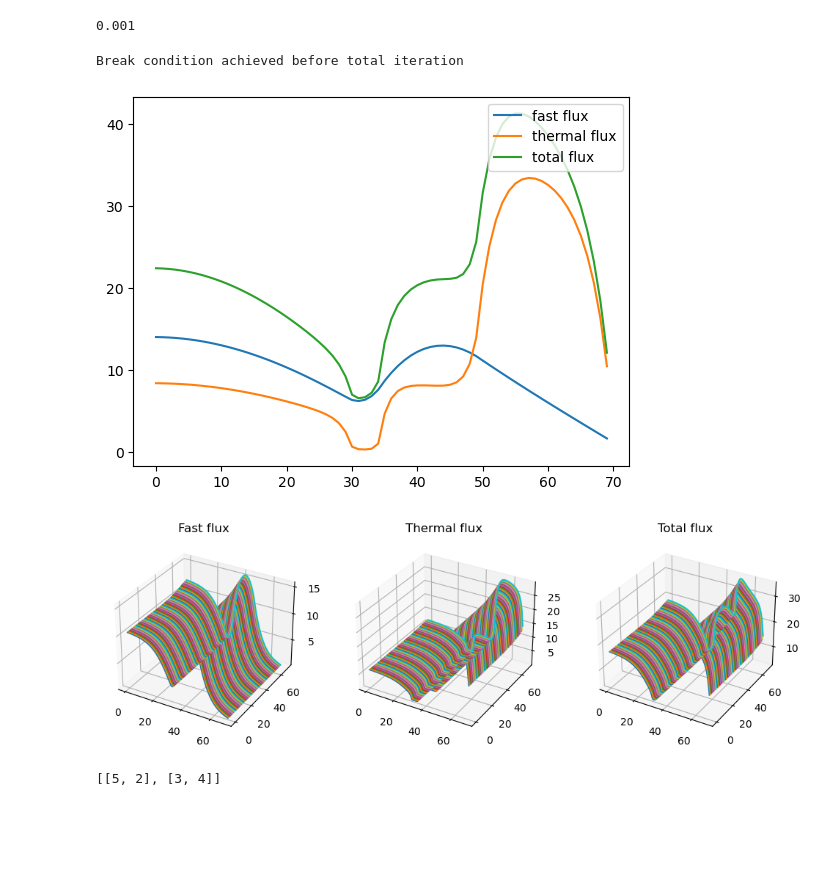
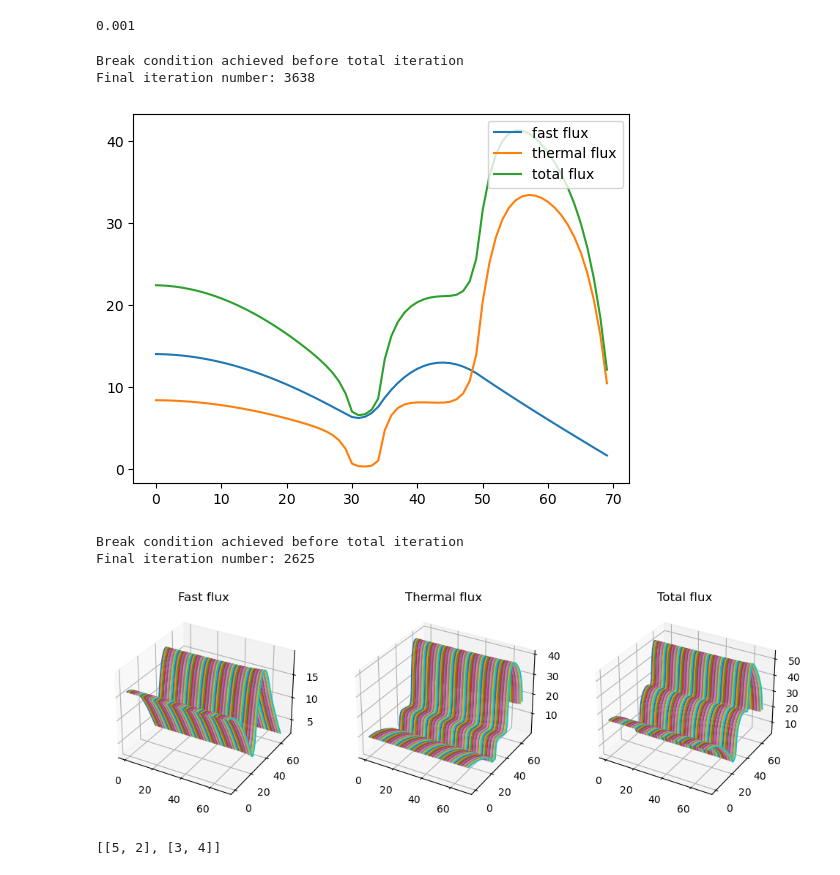
Before and after one commit to jeongminKangKang/term_project, a Jupyter notebook: 로이론 term project.ipynb, the cells around one changed output. Cells and saved outputs as stored; diff of their text form; code cells hidden in the pictures; blank space fills up the shorter version.

```diff
--- a/로이론 term project.ipynb
+++ b/로이론 term project.ipynb
@@ -89,7 +90,7 @@ k=1
 #s=s1+s2+s3+s4
 
 
-for i in range(10000):
+for it in range(10000):
     old_k=k
     temp_fast_flux=[]
     s1=[(region1['vmicroxs_fis1']*fast_flux[i1]+region1['vmicroxs_fis2']*thermal_flux[i1])*mesh_size/k for i1 in range(int((region1['length'][1]-region1['length'][0])//mesh_size))]
@@ -232,6 +233,7 @@ for i in range(10000):
     if max_del_s < 10**-5 and max_del_s2 < 10**-5:
         if del_k < 10**-6:
             print('Break condition achieved before total iteration')
+            print('Final iteration number:',it)
             #실험해보니 iter=(1000,10000)사이에서 만족
             break
 
@@ -252,6 +254,7 @@ plt.legend(loc='upper right')
 plt.show()
 # %% [output]
 Break condition achieved before total iteration
+Final iteration number: 3638
 [figure]
 # %%
 #prob 3
@@ -320,7 +323,7 @@ def cal_region_to_y_t(region,thermal_flux_for_y):
             temp = (s2[j][x]*mesh_size+region['D2']*thermal_flux_for_y[j+1][x]+region['D2']*thermal_flux_for_y[j-1][x])/(2*region['D2']+region['microxs_abs2']*mesh_size)
             thermal_flux_for_y[j][x]=temp
 
-for i in range(100):
+for it in range(10000):
     old_k = k
     s_xy = []
     for y in range(region1_y_length):
@@ -489,40 +492,43 @@ for i in range(100):
     if max_del_s < 10**-5 and max_del_s2 < 10**-5:
         if del_k < 10**-6:
             print('Break condition achieved before total iteration')
+            print('Final iteration number:',it)
             #실험해보니 iter=(1000,10000)사이에서 만족
             break
 
 
 for y1 in range(region1_y_length):
     x=np.arange(region4['length'][1])
     y=[y1 for _ in range(70)]
     z=fast_flux[y1]
     ax.set_title('Fast flux')
-    ax.plot(x, y, z)
+    ax.plot(y, x, z)
 
 for y1 in range(region1_y_length):
     x=np.arange(region4['length'][1])
     y=[y1 for _ in range(70)]
     z=thermal_flux[y1]
     ax2.set_title('Thermal flux')
-    ax2.plot(x, y, z)
+    ax2.plot(y, x, z)
 
 total_flux=[]
 for y in range(len(fast_flux)):
     temp_x=[]
     for x in range(len(fast_flux[y])):
         temp = fast_flux[y][x]+thermal_flux[y][x]
         temp_x.append(temp)
     total_flux.append(temp_x)
 
 for y1 in range(region1_y_length):
     x=np.arange(region4['length'][1])
     y=[y1 for _ in range(70)]
     z=total_flux[y1]
     ax3.set_title('Total flux')
-    ax3.plot(x, y, z)
+    ax3.plot(y, x, z)
 # %% [output]
+Break condition achieved before total iteration
+Final iteration number: 2625
-[figure, old version]
+[figure, new version]
 # %%
 a=[[1,2],[3,4]]
 a[0][0]=5
```
Also changed, not shown: parts of 1 cell of this notebook.
